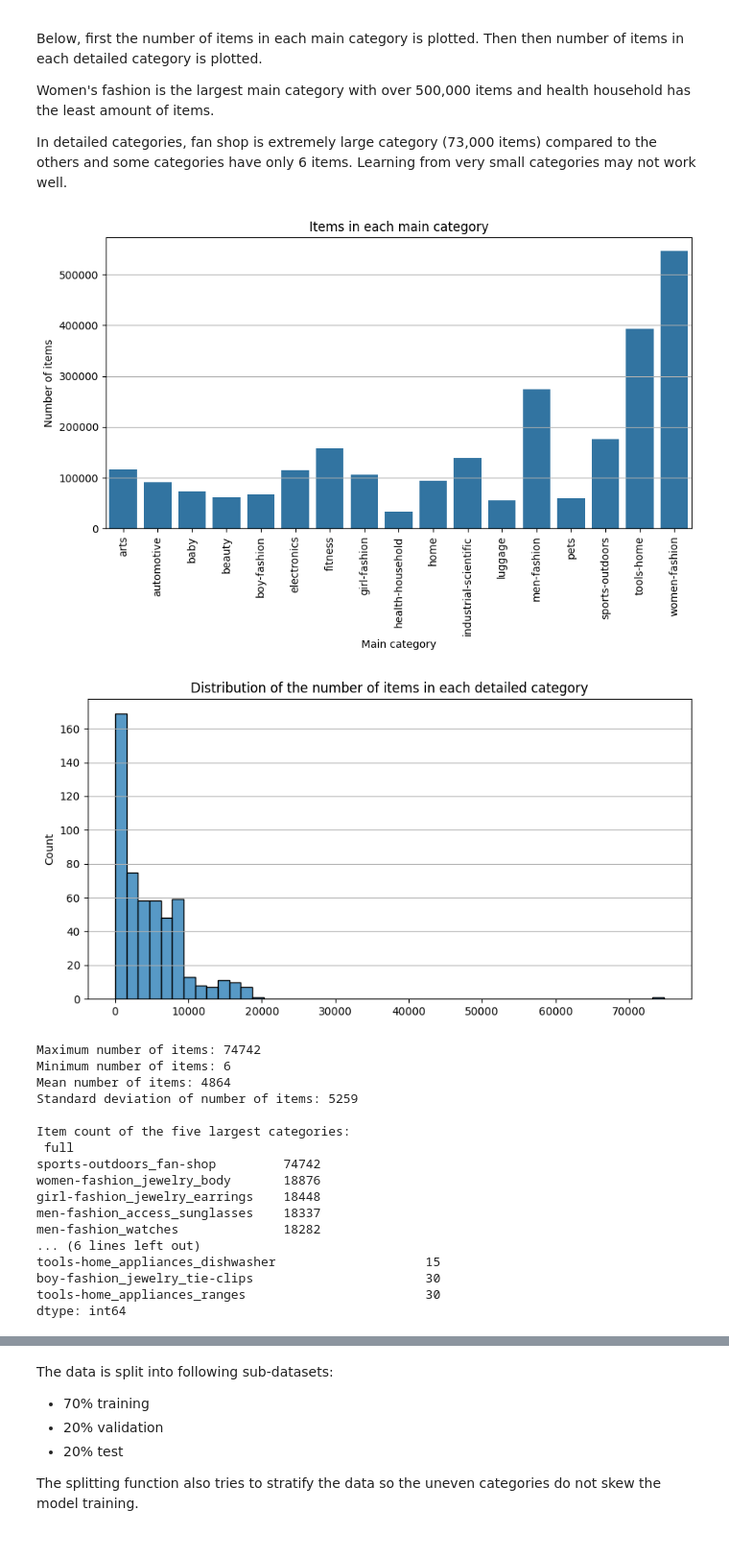
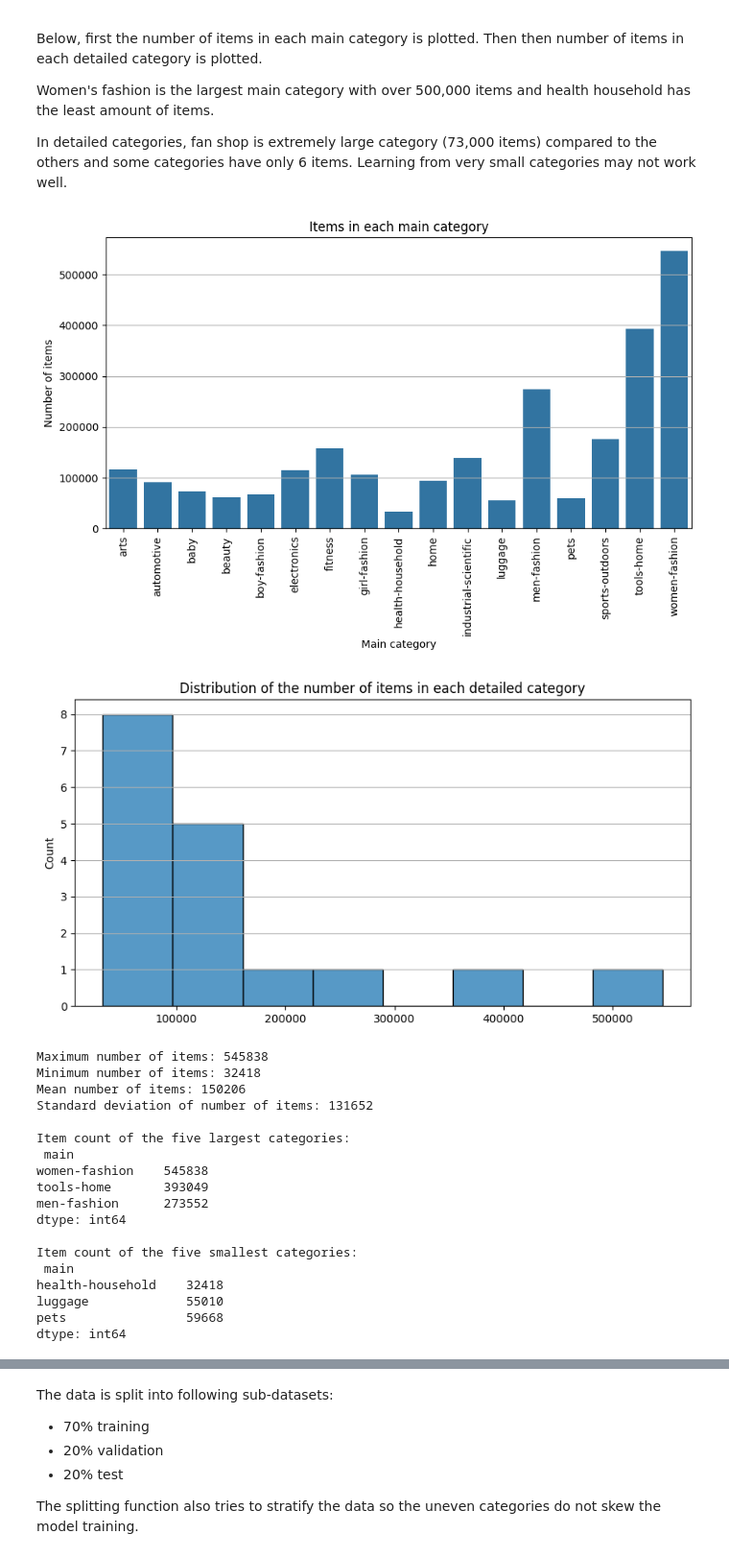
Before and after one commit to NikoKuu/Introduction-to-Deep-Learning-final, a Jupyter notebook: Intro-to-Deep-Learning-final.ipynb, the cells around one changed output, grey strips where cells are left out. Shown at 96% size. Drawn from its saved outputs; the diff is of its cells as text; code cells hidden in the pictures.

```diff
--- a/Intro-to-Deep-Learning-final.ipynb
+++ b/Intro-to-Deep-Learning-final.ipynb
@@ -307,47 +306,50 @@ In detailed categories, fan shop is extremely large category (73,000 items) comp
 # %%
 fig = plt.figure(figsize=(10, 5))
 sns.countplot(amz.df, x='main', stat='count')
 plt.title('Items in each main category')
 plt.xlabel('Main category')
 plt.ylabel('Number of items')
 plt.xticks(rotation=90, fontsize = 10)
 plt.grid(axis='y')
 plt.show()
 
 fig = plt.figure(figsize=(10, 5))
-sizes = amz.df.groupby('full', observed=True).size()
+sizes = amz.df.groupby('main', observed=True).size()
 sns.histplot(sizes)
 plt.title('Distribution of the number of items in each detailed category')
 plt.grid(axis='y')
 plt.show()
 
 print('Maximum number of items:', max(sizes))
 print('Minimum number of items:', min(sizes))
 print('Mean number of items:', round(np.mean(sizes)))
 print('Standard deviation of number of items:', round(np.std(sizes)), '\n')
 
-print('Item count of the five largest categories:\n', sizes.sort_values(ascending=False)[0:5], '\n')
-print('Item count of the five smallest categories:\n', sizes.sort_values(ascending=True)[0:5])
+print('Item count of the five largest categories:\n',
+      sizes.sort_values(ascending=False)[0:3], '\n')
+print('Item count of the five smallest categories:\n',
+      sizes.sort_values(ascending=True)[0:3])
 # %% [output]
 [figure]
-[figure, old version]
+[figure, new version]
-Maximum number of items: 74742
-Minimum number of items: 6
-Mean number of items: 4864
-Standard deviation of number of items: 5259
+Maximum number of items: 545838
+Minimum number of items: 32418
+Mean number of items: 150206
+Standard deviation of number of items: 131652
 
 Item count of the five largest categories:
- full
-sports-outdoors_fan-shop         74742
-women-fashion_jewelry_body       18876
-girl-fashion_jewelry_earrings    18448
-men-fashion_access_sunglasses    18337
-men-fashion_watches              18282
-... (6 lines left out)
-tools-home_appliances_dishwasher                    15
-boy-fashion_jewelry_tie-clips                       30
-tools-home_appliances_ranges                        30
+ main
+women-fashion    545838
+tools-home       393049
+men-fashion      273552
 dtype: int64
+
+Item count of the five smallest categories:
+ main
+health-household    32418
+luggage             55010
+pets                59668
+dtype: int64
 # %% [markdown]
 ### Dataset preparation
 
```
Also changed, not shown: parts of 60 cells of this notebook, 4 other files.
